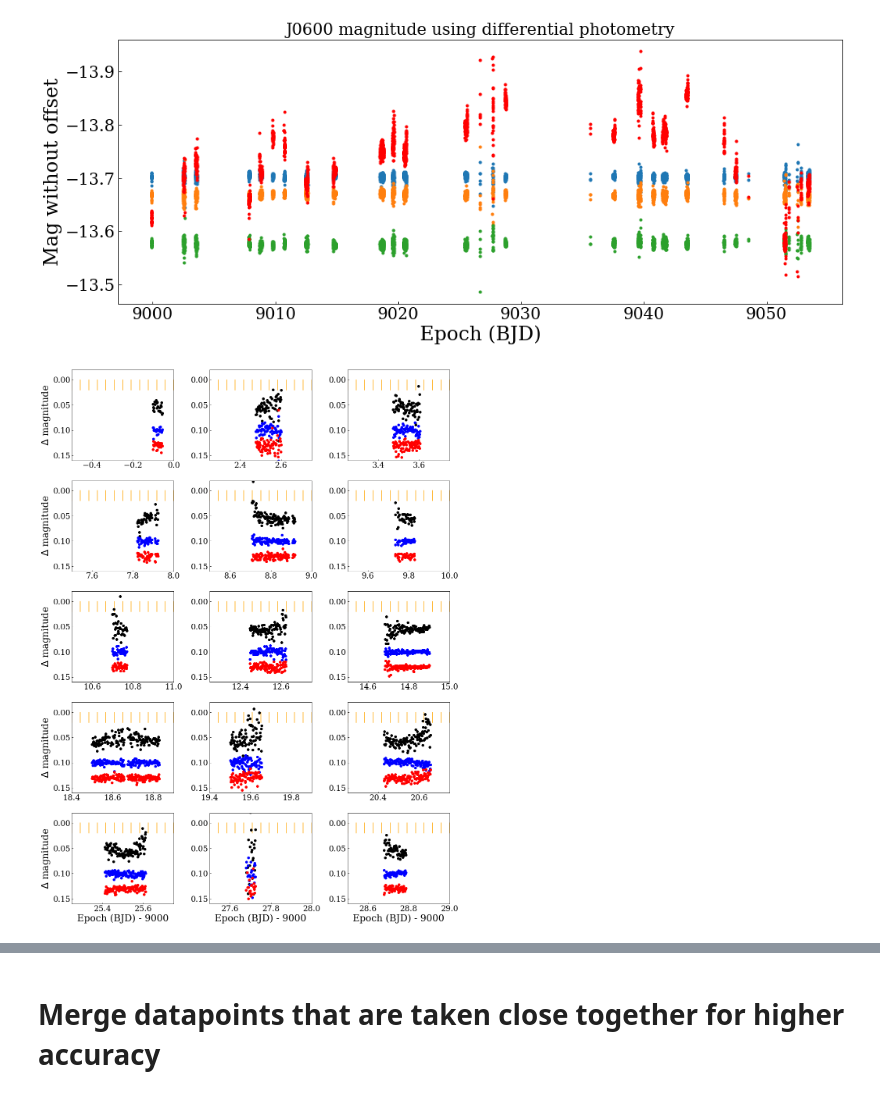
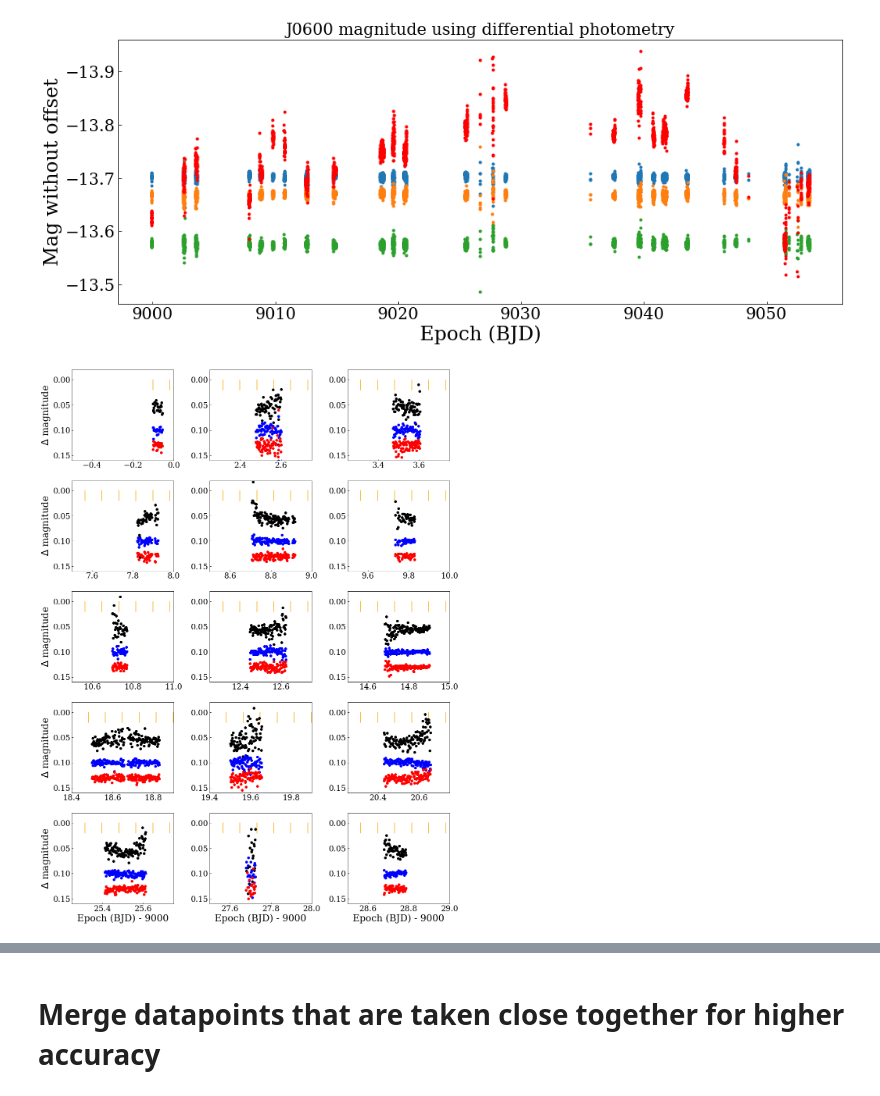
Before and after one commit to BartOuwehand/BRPJ0600, a Jupyter notebook: astep1.ipynb, the cells around one changed output, grey strips where cells are left out. Saved outputs shown, nothing was run; the diff lists cells and outputs as text; code cells hidden in the pictures.

```diff
--- a/astep1.ipynb
+++ b/astep1.ipynb
@@ -206,7 +225,7 @@ print (med)
 sigcl_flux = copy.deepcopy(flux)
 #sigcl_fluxerr = copy.deepcopy(fluxerr)
 for e in range(len(epoch)):
-    sigclip_mask = np.abs(double_normalised_flux[e]-med[e]) > 1.5*sig[e]
+    sigclip_mask = np.abs(double_normalised_flux[e]-med[e]) > 2*sig[e]
     sigcl_flux[e][sigclip_mask] = np.NaN
     #sigcl_fluxerr[e][sigclip_mask] = np.NaN
 print (np.sum(np.isnan(flux),axis=0))
@@ -240,7 +261,7 @@ i = 0
 
 test = []
 
-while i < 40:
+while i < 65:
     i += 1
 
     ALC_final = ALC_func(sigcl_flux, epoch, medflux2, final_weight)
@@ -248,3 +269,8 @@ while i < 40:
 
     final_weight = weight_func(sigcl_flux, epoch, medflux2, ALC_final)
     test.append(final_weight)
+# %%
+for i in range(60,65):
+    plt.plot(test[i]-test[i-1])
+    plt.title(str(i)+"-"+str(i-1))
+    plt.show()
@@ -289,0 +322,26 @@ plt.show()
+# %%
+# Try to look voor variable stars or something
+#from scipy import optimize
+
+#def starRMS_model(F, a,b,c):
+#    print ([a,b,c])
+#    return np.log(a*np.sqrt((1/F) + (b/(F**2)) + c))
+
+
+tmp1 = np.median(flux.T/ALC,axis=1)
+tmp2 = RMS((flux/tmp1).T/ALC)
+print (tmp1)
+print (tmp2)
+#popt, pcov = optimize.curve_fit(starRMS_model, tmp1, tmp2,p0=[2.5, 1e5, 1e-5])
+
+
+for s in range(5):
+    plt.scatter(tmp1[s],RMS(((flux/tmp1).T/ALC)[s]),label="star "+str(s+1))
+plt.title("RMS modeling of stars")
+plt.xlabel("Median flux")
+plt.ylabel("RMS in data")
+plt.xscale('log')
+plt.yscale('log')
+plt.legend()
+plt.xlim(1.1e5,3.5e5)
+plt.show()
@@ -328,42 +391,43 @@ for i in range(i_lim):
     for j in range(j_lim):
         m1 = epoch-9000 > lims[i,j,0]
         m2 = epoch-9000 < lims[i,j,1]
-        windowplt(i,j, epoch-9000, -2.5*np.log10(J0600_flux/ALC), 0.055, 'black', m1*m2,1)
+        #windowplt(i,j, epoch-9000, -2.5*np.log10(J0600_flux/ALC), 0.055, 'black', m1*m2,1)
+        windowplt(i,j, epoch-9000, -2.5*np.log10(J0600_flux/ALC_final), 0.055, 'black', m1*m2,1)
         s = 0
         windowplt(i,j, epoch-9000, -2.5*np.log10(flux[:,s]/ALC), 0.10, 'blue', m1*m2,1)
         s = 1
         windowplt(i,j, epoch-9000, -2.5*np.log10(flux[:,s]/ALC), 0.13, 'red', m1*m2,1)
 
-        for x in range(12):
-            axs[i,j].plot([lims[i,j]+x/24]*2,[0,.02],c='orange')
+        for x in range(int((epoch[-1]-epoch[0])*12)):
+            axs[i,j].plot([epoch[0]+x/12-9000]*2,[0,.02],c='orange')
 
         #axs[i,j].plot(epoch-9000,-2.5*np.log10(J0600_flux/ALC)-np.nanmedian((-2.5*np.log10(J0600_flux/ALC))[m1*m2])+0.03,
         #         marker='.',linestyle='',markersize=10,c='r')
         #s = 0
         #axs[i,j].plot(epoch-9000,-2.5*np.log10(flux[:,s]/ALC)-np.nanmedian((-2.5*np.log10(flux[:,s]/ALC))[m1*m2])+0.08,
         #         marker='.',linestyle='',markersize=10,c='blue')
         #s = 1
         #axs[i,j].plot(epoch-9000,-2.5*np.log10(flux[:,s]/ALC)-np.nanmedian((-2.5*np.log10(flux[:,s]/ALC))[m1*m2])+0.12,
         #         marker='.',linestyle='',markersize=10,c='orange')
 
         axs[i,j].set_xlim(lims[i,j])
         axs[i,j].set_ylim([-.02,0.16])
         #axs[i,j].set_ylim([-0.05,0.35])
         axs[i,j].invert_yaxis()
 
         if j == 0:
             axs[i,j].set_ylabel('$\Delta$ magnitude')
         if i == i_lim-1:
             axs[i,j].set_xlabel('Epoch (BJD) - 9000')
 
 #for ax in axs.flat:
 #    ax.set(xlabel='Epoch (BJD)', ylabel='$\Delta$ magnitude')
 
 # Hide x labels and tick labels for top plots and y ticks for right plots.
 #for ax in axs.flat:
 #    ax.label_outer()
 # %% [output]
-[figure, old version]
+[figure, new version]
 # %%
 i,j = 1,1
 
```
Also changed, not shown: parts of 15 cells of this notebook, 2 other files.
